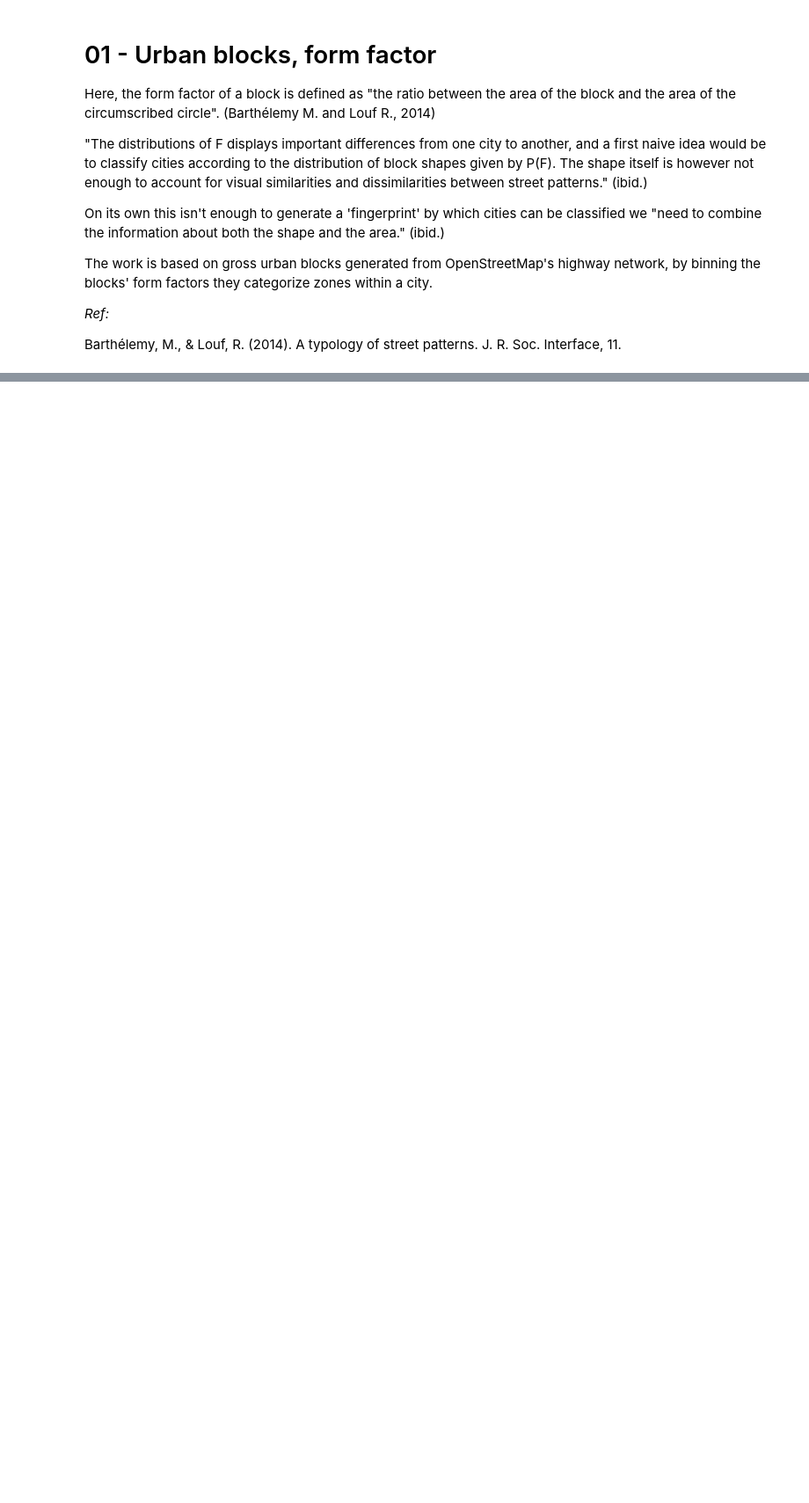
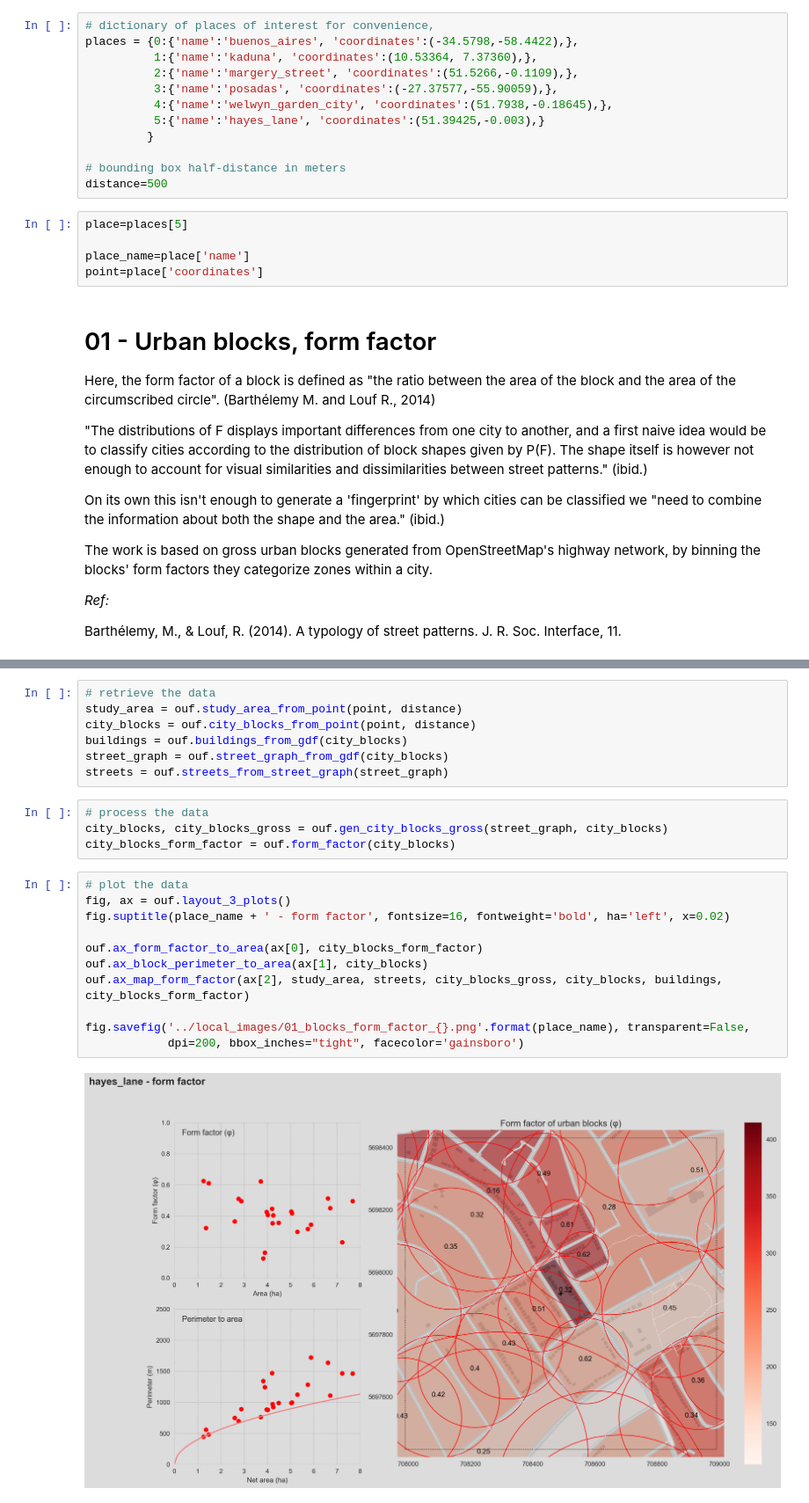
Before and after one commit to AtelierLibre/osmuf, a Jupyter notebook: notebooks/01-city_blocks_form_factor.ipynb, the cells around one changed output, grey strips where cells are left out. Shown at 88% size. Drawn from its saved outputs; the diff is of its cells as text; blank space fills up the shorter version.

```diff
--- a/notebooks/01-city_blocks_form_factor.ipynb
+++ b/notebooks/01-city_blocks_form_factor.ipynb
@@ -16,3 +3,20 @@ distance=500 # in meters
+# %%
+# dictionary of places of interest for convenience,
+places = {0:{'name':'buenos_aires', 'coordinates':(-34.5798,-58.4422),},
+          1:{'name':'kaduna', 'coordinates':(10.53364, 7.37360),},
+          2:{'name':'margery_street', 'coordinates':(51.5266,-0.1109),},
+          3:{'name':'posadas', 'coordinates':(-27.37577,-55.90059),},
+          4:{'name':'welwyn_garden_city', 'coordinates':(51.7938,-0.18645),},
+          5:{'name':'hayes_lane', 'coordinates':(51.39425,-0.003),}
+         }
+
+# bounding box half-distance in meters
+distance=500
+# %%
+place=places[5]
+
+place_name=place['name']
+point=place['coordinates']
 # %% [markdown]
 # 01 - Urban blocks, form factor
 Here, the form factor of a block is defined as "the ratio between the area of the block and the area of the circumscribed circle". (Barthélemy M. and Louf R., 2014)
@@ -40,0 +33,24 @@ plot_form_factor(city_blocks_gross_raw, city_blocks_gross, city_blocks, blocks_f
+# %%
+# retrieve the data
+study_area = ouf.study_area_from_point(point, distance)
+city_blocks = ouf.city_blocks_from_point(point, distance)
+buildings = ouf.buildings_from_gdf(city_blocks)
+street_graph = ouf.street_graph_from_gdf(city_blocks)
+streets = ouf.streets_from_street_graph(street_graph)
+# %%
+# process the data
+city_blocks, city_blocks_gross = ouf.gen_city_blocks_gross(street_graph, city_blocks)
+city_blocks_form_factor = ouf.form_factor(city_blocks)
+# %%
+# plot the data
+fig, ax = ouf.layout_3_plots()
+fig.suptitle(place_name + ' - form factor', fontsize=16, fontweight='bold', ha='left', x=0.02)
+
+ouf.ax_form_factor_to_area(ax[0], city_blocks_form_factor)
+ouf.ax_block_perimeter_to_area(ax[1], city_blocks)
+ouf.ax_map_form_factor(ax[2], study_area, streets, city_blocks_gross, city_blocks, buildings, city_blocks_form_factor)
+
+fig.savefig('../local_images/01_blocks_form_factor_{}.png'.format(place_name), transparent=False,
+            dpi=200, bbox_inches="tight", facecolor='gainsboro')
+# %% [output]
+[figure, added]
```
Also changed, not shown: parts of 7 cells of this notebook, 3 other files.
